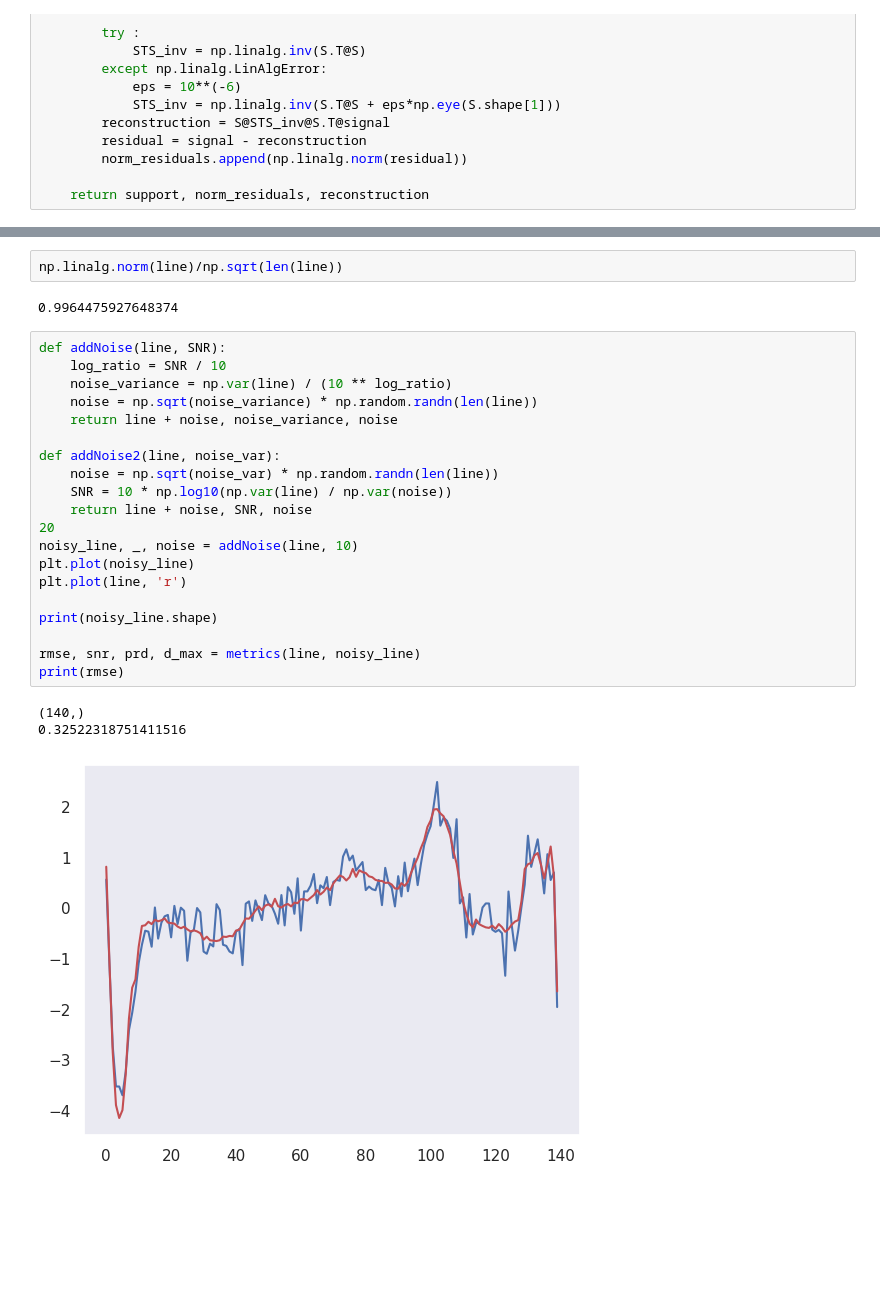
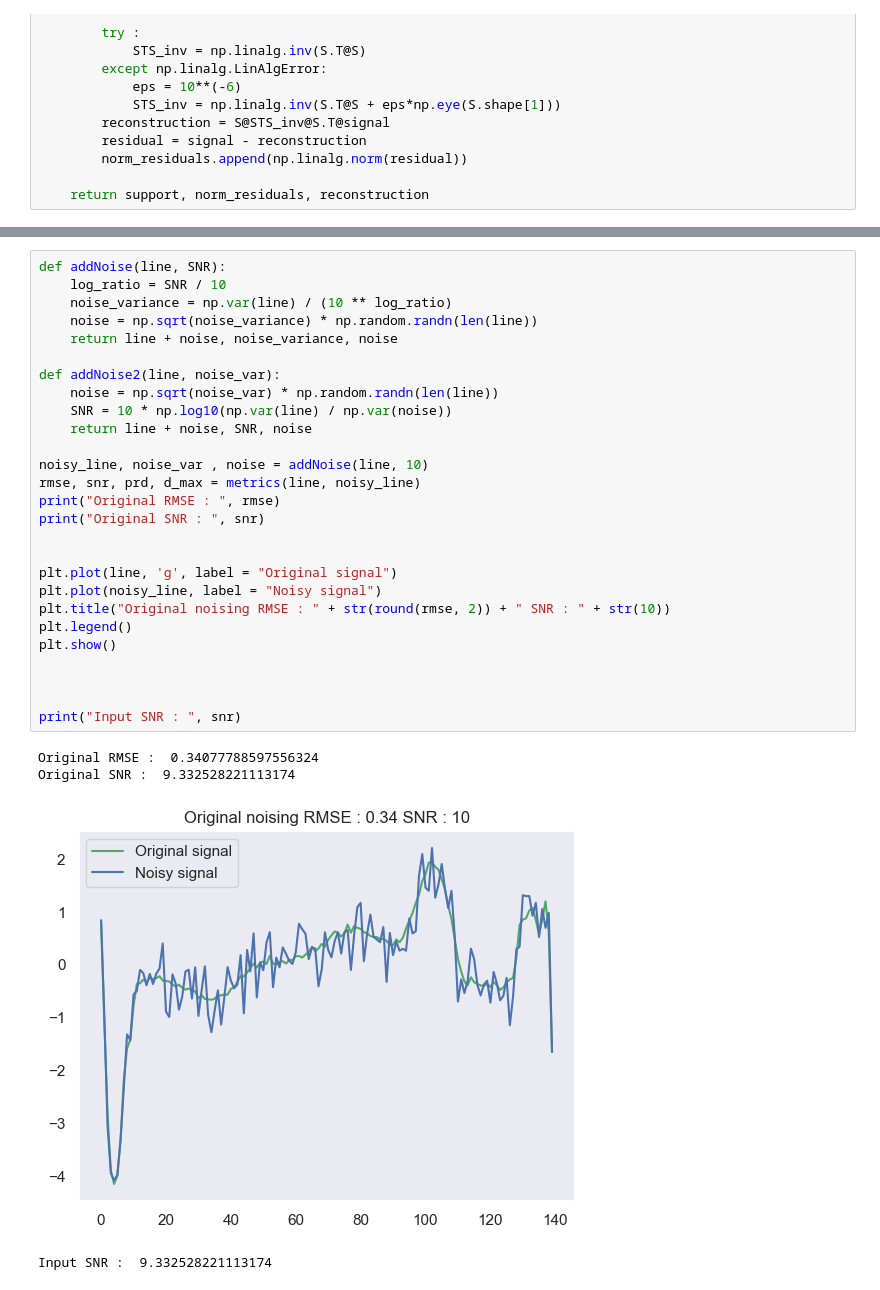
Before and after one commit to meilame-tayebjee/Wavelet-Denoising, a Jupyter notebook: ECG-noising-denoising.ipynb, the cells around one changed output, grey strips where cells are left out. Cells and saved outputs as stored; diff of their text form; blank space fills up the shorter version.

Commit message:
modified:   .DS_Store 	modified:   ECG-noising-denoising.ipynb

```diff
--- a/ECG-noising-denoising.ipynb
+++ b/ECG-noising-denoising.ipynb
@@ -212,29 +212,33 @@ plt.show()
-# %%
-np.linalg.norm(line)/np.sqrt(len(line))
-# %% [output]
-0.9964475927648374
 # %%
 def addNoise(line, SNR):
     log_ratio = SNR / 10
     noise_variance = np.var(line) / (10 ** log_ratio)
     noise = np.sqrt(noise_variance) * np.random.randn(len(line))
     return line + noise, noise_variance, noise
 
 def addNoise2(line, noise_var):
     noise = np.sqrt(noise_var) * np.random.randn(len(line))
     SNR = 10 * np.log10(np.var(line) / np.var(noise))
     return line + noise, SNR, noise
-20
-noisy_line, _, noise = addNoise(line, 10)
-plt.plot(noisy_line)
-plt.plot(line, 'r')
 
-print(noisy_line.shape)
+noisy_line, noise_var , noise = addNoise(line, 10)
+rmse, snr, prd, d_max = metrics(line, noisy_line)
+print("Original RMSE : ", rmse)
+print("Original SNR : ", snr)
 
-rmse, snr, prd, d_max = metrics(line, noisy_line)
-print(rmse)
+
+plt.plot(line, 'g', label = "Original signal")
+plt.plot(noisy_line, label = "Noisy signal")
+plt.title("Original noising RMSE : " + str(round(rmse, 2)) + " SNR : " + str(10))
+plt.legend()
+plt.show()
+
+
+
+print("Input SNR : ", snr)
 # %% [output]
-(140,)
-0.32522318751411516
+Original RMSE :  0.34077788597556324
+Original SNR :  9.332528221113174
-[figure, old version]
+[figure, new version]
+Input SNR :  9.332528221113174
 # %% [markdown]
```
Also changed, not shown: parts of 22 cells of this notebook, 5 other files.
